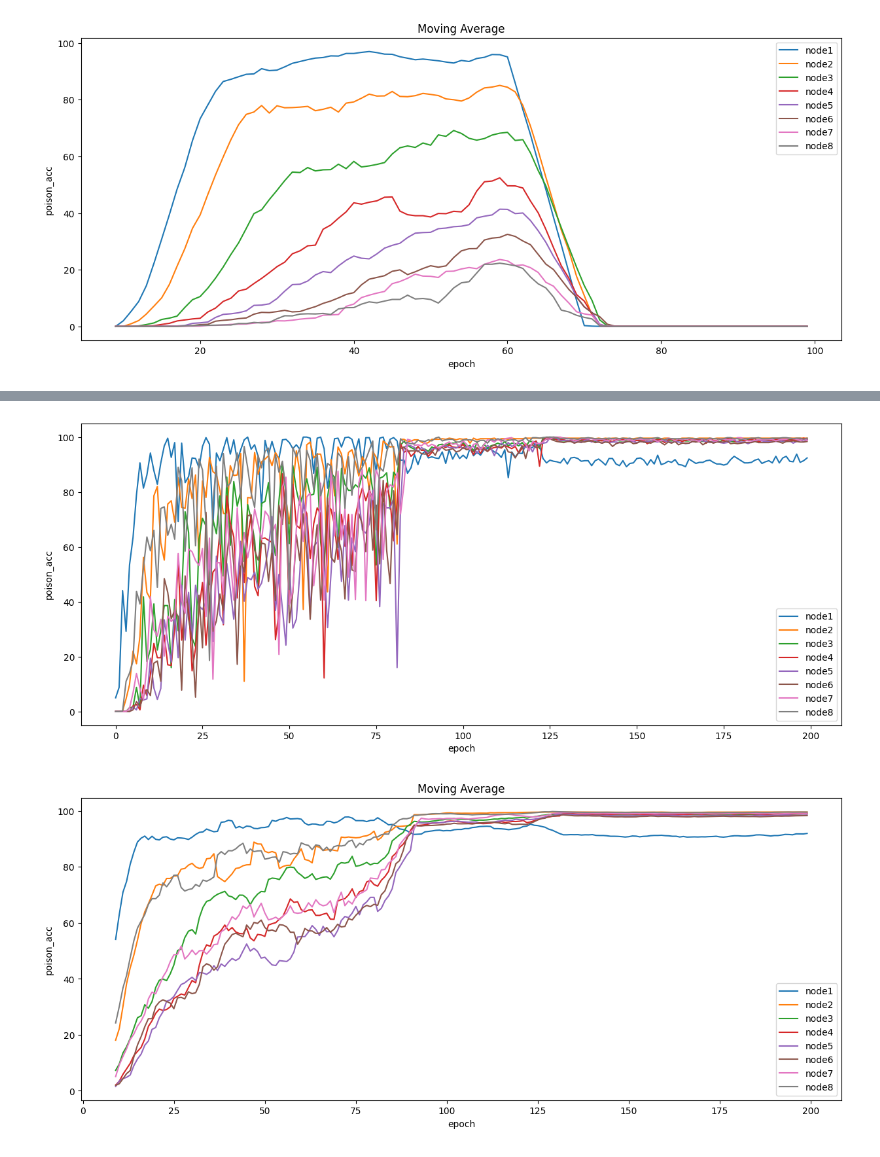
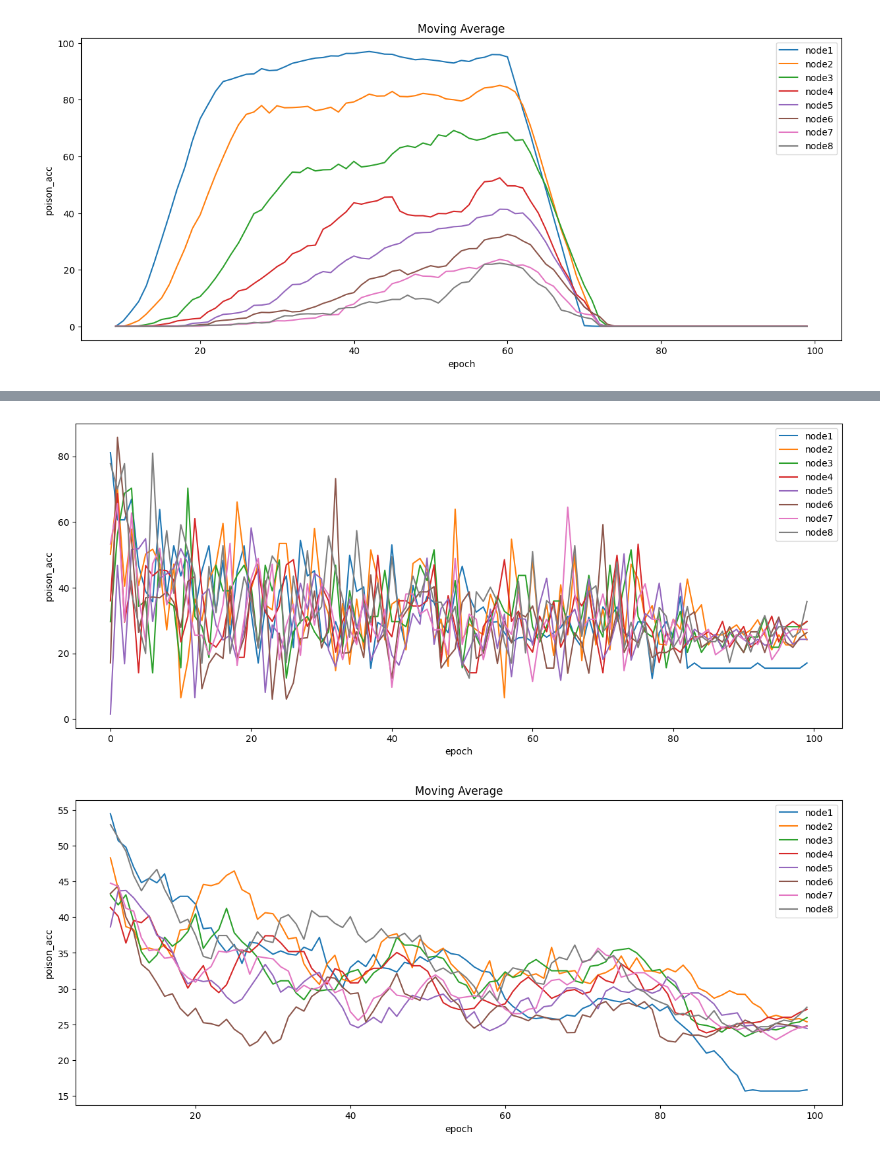
Before and after one commit to osier0524/DBA-SWIFT, a Jupyter notebook: fig.ipynb, the cells around one changed output, grey strips where cells are left out. Cells and saved outputs as stored; diff of their text form; code cells hidden in the pictures.

```diff
--- a/fig.ipynb
+++ b/fig.ipynb
@@ -104,8 +112,8 @@ draw_moving_avg("Output/swift-iid-8W-linear-linear-2sgd-100epochs/", 8)
 # %%
-draw("Output/swift-iid-8W-pattern1-ring-2sgd-200epochs/", 8)
+draw('Output/swift-iid-8W-linear-shark-ring-2sgd-100epochs/', 8)
 # %% [output]
-[figure, old version]
+[figure, new version]
 # %%
-draw_moving_avg("Output/swift-iid-8W-pattern1-ring-2sgd-200epochs/", 8)
+draw_moving_avg('Output/swift-iid-8W-linear-shark-ring-2sgd-100epochs/', 8)
 # %% [output]
-[figure, old version]
+[figure, new version]
```
Also changed, not shown: parts of 5 cells of this notebook, 1 other file.
